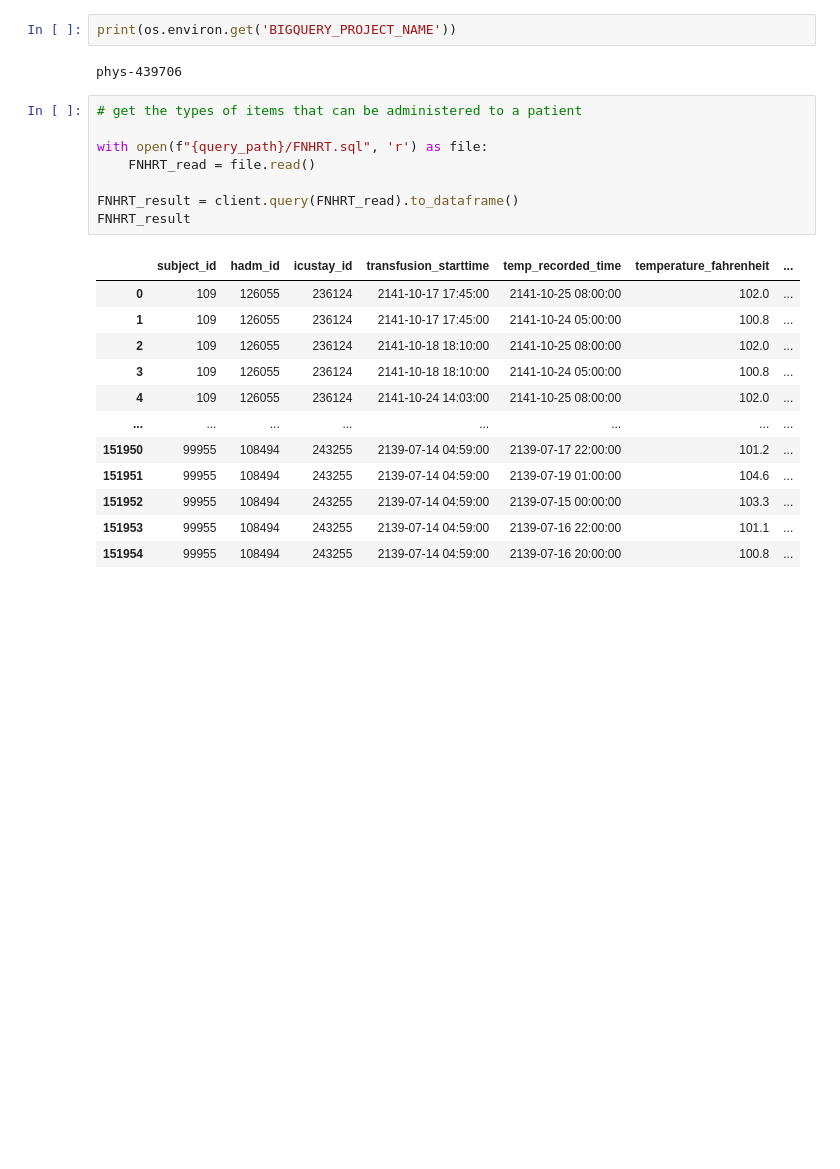
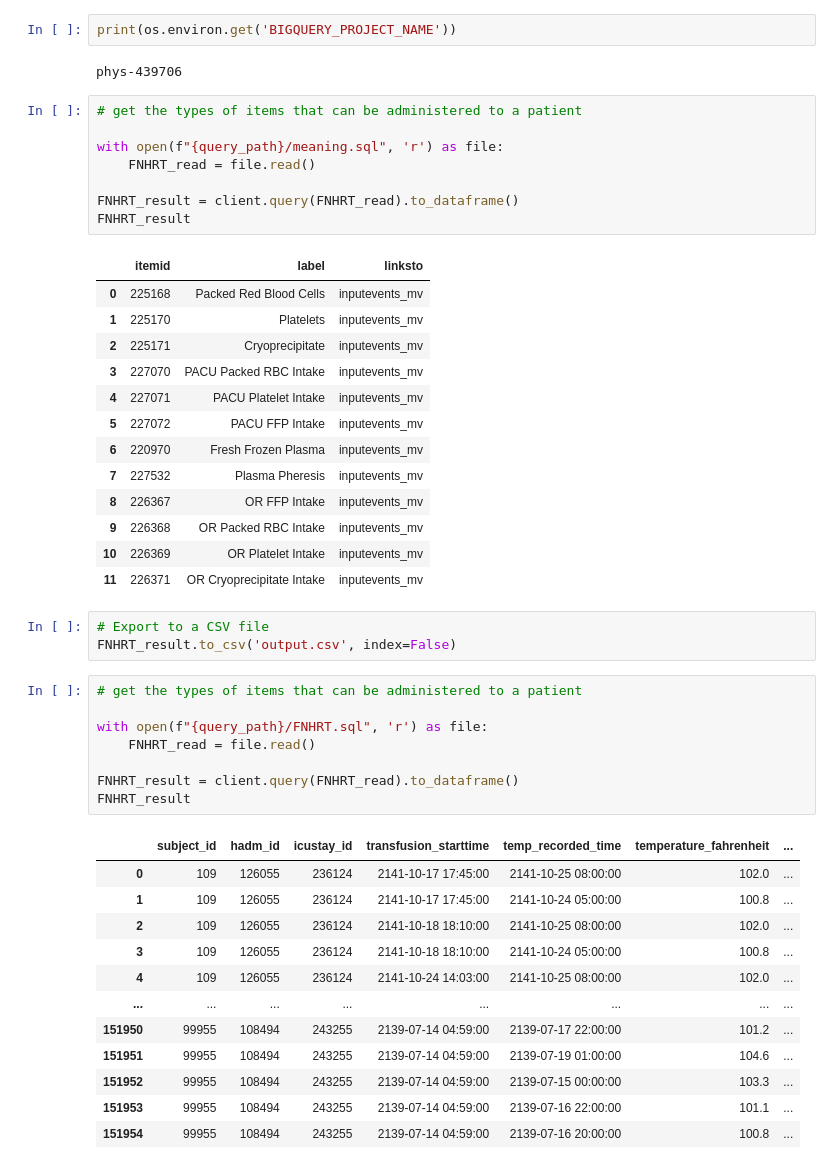
Before and after one commit to kmorhun/tranfusion-reactions, a Jupyter notebook: exploratory_data_analysis/eda_anthony.ipynb, the cells around one changed output. Saved outputs shown, nothing was run; the diff lists cells and outputs as text; blank space fills up the shorter version.

```diff
--- a/exploratory_data_analysis/eda_anthony.ipynb
+++ b/exploratory_data_analysis/eda_anthony.ipynb
@@ -17,6 +17,31 @@ client = bigquery.Client(os.environ.get('BIGQUERY_PROJECT_NAME'))
 print(os.environ.get('BIGQUERY_PROJECT_NAME'))
 # %% [output]
 phys-439706
+# %%
+# get the types of items that can be administered to a patient
+
+with open(f"{query_path}/meaning.sql", 'r') as file:
+    FNHRT_read = file.read()
+
+FNHRT_result = client.query(FNHRT_read).to_dataframe()
+FNHRT_result
+# %% [output]
+|  | itemid | label | linksto |
+| 0 | 225168 | Packed Red Blood Cells | inputevents_mv |
+| 1 | 225170 | Platelets | inputevents_mv |
+| 2 | 225171 | Cryoprecipitate | inputevents_mv |
+| 3 | 227070 | PACU Packed RBC Intake | inputevents_mv |
+| 4 | 227071 | PACU Platelet Intake | inputevents_mv |
+| 5 | 227072 | PACU FFP Intake | inputevents_mv |
+| 6 | 220970 | Fresh Frozen Plasma | inputevents_mv |
+| 7 | 227532 | Plasma Pheresis | inputevents_mv |
+| 8 | 226367 | OR FFP Intake | inputevents_mv |
+| 9 | 226368 | OR Packed RBC Intake | inputevents_mv |
+| 10 | 226369 | OR Platelet Intake | inputevents_mv |
+| 11 | 226371 | OR Cryoprecipitate Intake | inputevents_mv |
+# %%
+# Export to a CSV file
+FNHRT_result.to_csv('output.csv', index=False)
 # %%
 # get the types of items that can be administered to a patient
 
```
Also changed, not shown: parts of 3 cells of this notebook, 5 other files.
